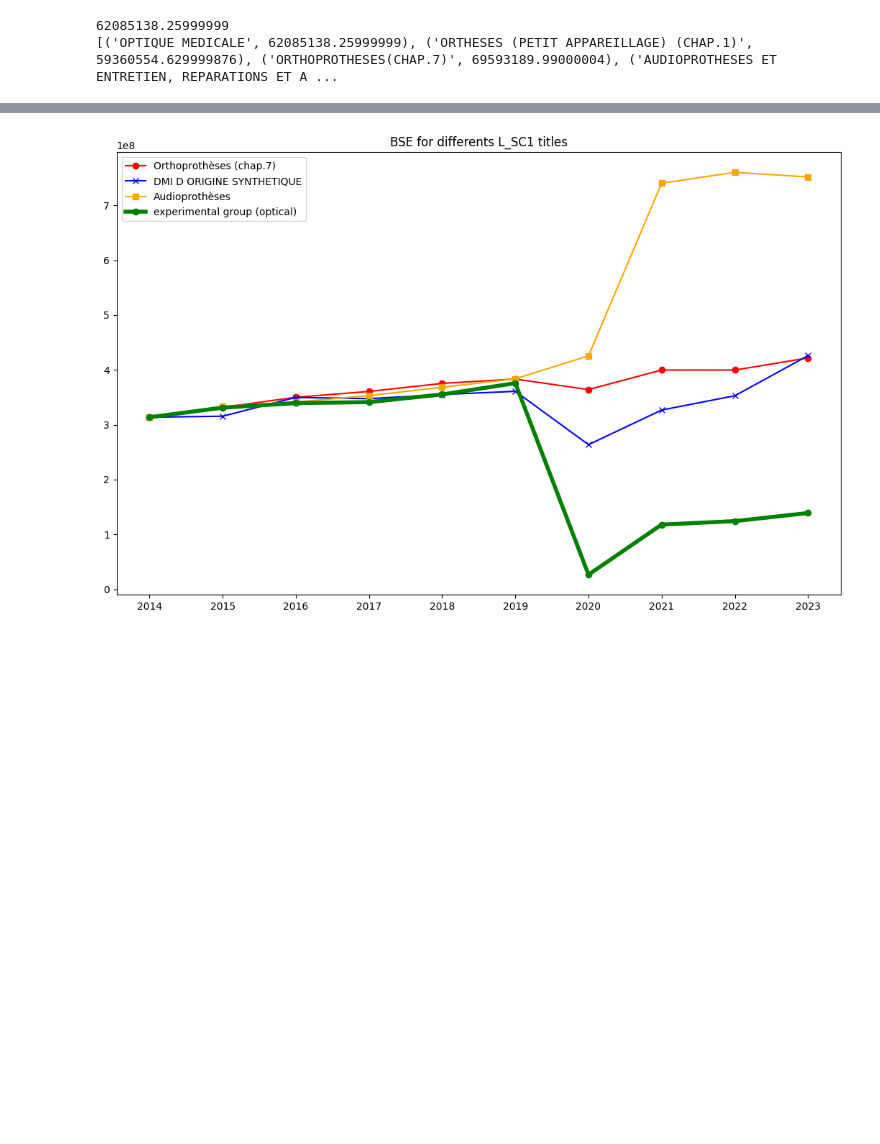
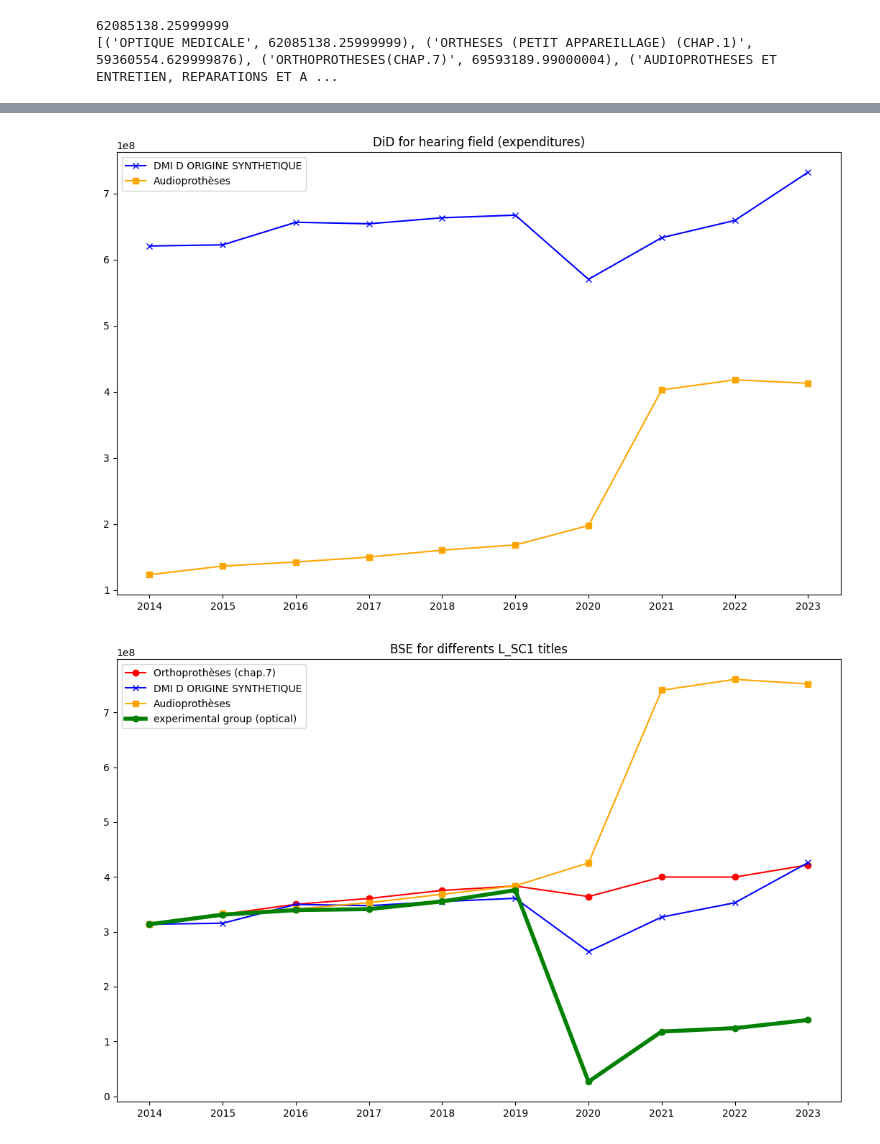
Before and after one commit to bparent11/analysingEffectOfHealthPlanInFrance, a Jupyter notebook: code/governmental-expenditures.ipynb, the cells around one changed output, grey strips where cells are left out. Saved outputs shown, nothing was run; the diff lists cells and outputs as text; code cells hidden in the pictures; blank space fills up the shorter version.

```diff
--- a/code/governmental-expenditures.ipynb
+++ b/code/governmental-expenditures.ipynb
@@ -1787,3 +1818,27 @@ plt.show()
+# %%
+plt.figure(figsize=(13, 8))
+
+plt.plot(
+    list_years,
+    control_group_2[0].values(),
+    marker="x",
+    color="blue",
+    label="DMI D ORIGINE SYNTHETIQUE",
+)
+plt.plot(
+    list_years,
+    control_group_3[0].values(),
+    marker="s",
+    color="orange",
+    label="Audioprothèses",
+)
+
+plt.title("DiD for hearing field (expenditures)")
+plt.legend()
+
+plt.show()
+# %% [output]
+[figure, added]
 # %%
 plt.figure(figsize=(13, 8))
 
```
Also changed, not shown: parts of 17 cells of this notebook, 2 other files.
